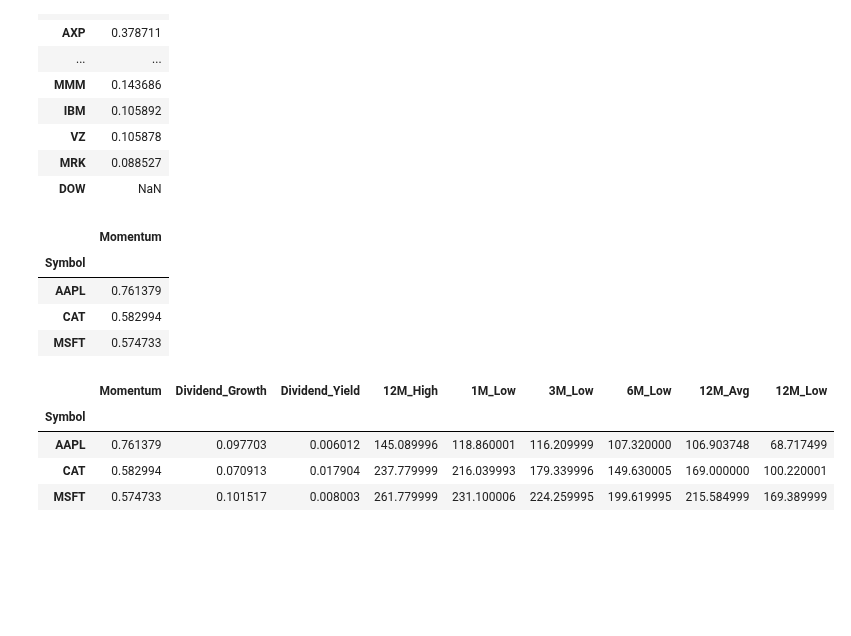
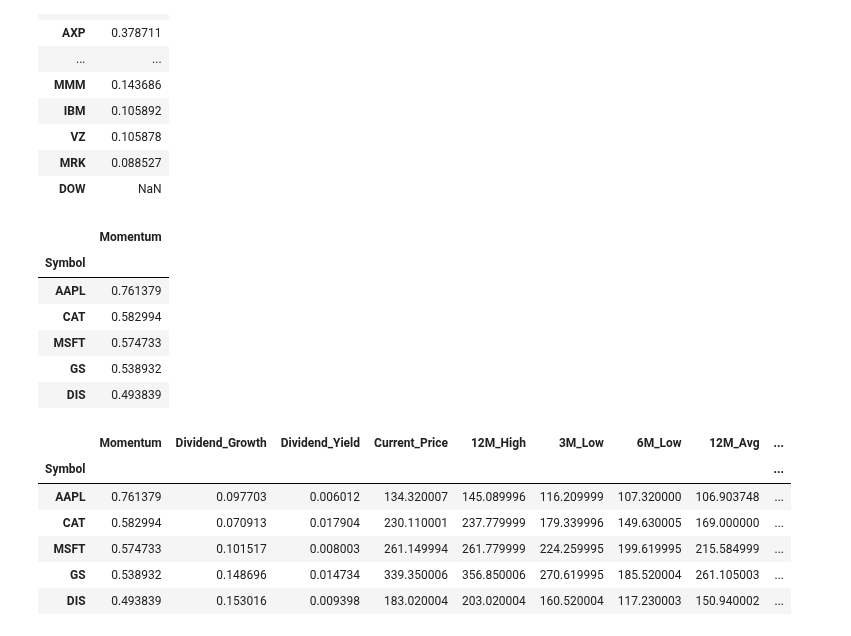
Before and after one commit to eshinhw/quant-portfolio-visualizer, a Jupyter notebook: Questrade Portfolio Manager.ipynb, the cells around one changed output. Cells and saved outputs as stored; diff of their text form; code cells hidden in the pictures; blank space fills up the shorter version.

```diff
--- a/Questrade Portfolio Manager.ipynb
+++ b/Questrade Portfolio Manager.ipynb
@@ -177,7 +177,7 @@ df
 | MRK | 0.088527 |
 | DOW | NaN |
 # %%
-top_three = df.head(3)
+top_three = df.head(5)
 top_three
 # %% [output]
 |  | Momentum |
@@ -185,22 +185,26 @@ top_three
 | AAPL | 0.761379 |
 | CAT | 0.582994 |
 | MSFT | 0.574733 |
+| GS | 0.538932 |
+| DIS | 0.493839 |
 # %%
 top_three_copy = top_three.copy()
 for symbol in top_three.index:
     top_three_copy.loc[symbol,'Dividend_Growth'] = dividend.calcualte_avg_dividend_growth(symbol,5)
     top_three_copy.loc[symbol,'Dividend_Yield'] = dividend.calculate_current_dividend_yield(symbol)
+    top_three_copy.loc[symbol,'Current_Price'] = price.get_current_price(symbol)
     top_three_copy.loc[symbol,'12M_High'] = price.calculate_prev_max_high(symbol,252)
-    top_three_copy.loc[symbol,'1M_Low'] = price.calculate_prev_min_low(symbol,20)
     top_three_copy.loc[symbol,'3M_Low'] = price.calculate_prev_min_low(symbol,60)
     top_three_copy.loc[symbol,'6M_Low'] = price.calculate_prev_min_low(symbol,120)
     top_three_copy.loc[symbol,'12M_Avg'] = (price.calculate_prev_max_high(symbol,252)+price.calculate_prev_min_low(symbol,252))/2
     top_three_copy.loc[symbol,'12M_Low'] = price.calculate_prev_min_low(symbol,252)
 
 top_three_copy
 # %% [output]
-|  | Momentum | Dividend_Growth | Dividend_Yield | 12M_High | 1M_Low | 3M_Low | 6M_Low | 12M_Avg | 12M_Low |
-| Symbol |  |  |  |  |  |  |  |  |  |
-| AAPL | 0.761379 | 0.097703 | 0.006012 | 145.089996 | 118.860001 | 116.209999 | 107.320000 | 106.903748 | 68.717499 |
-| CAT | 0.582994 | 0.070913 | 0.017904 | 237.779999 | 216.039993 | 179.339996 | 149.630005 | 169.000000 | 100.220001 |
-| MSFT | 0.574733 | 0.101517 | 0.008003 | 261.779999 | 231.100006 | 224.259995 | 199.619995 | 215.584999 | 169.389999 |
+|  | Momentum | Dividend_Growth | Dividend_Yield | Current_Price | 12M_High | 3M_Low | 6M_Low | 12M_Avg | ... |
+| Symbol |  |  |  |  |  |  |  |  | ... |
+| AAPL | 0.761379 | 0.097703 | 0.006012 | 134.320007 | 145.089996 | 116.209999 | 107.320000 | 106.903748 | ... |
+| CAT | 0.582994 | 0.070913 | 0.017904 | 230.110001 | 237.779999 | 179.339996 | 149.630005 | 169.000000 | ... |
+| MSFT | 0.574733 | 0.101517 | 0.008003 | 261.149994 | 261.779999 | 224.259995 | 199.619995 | 215.584999 | ... |
+| GS | 0.538932 | 0.148696 | 0.014734 | 339.350006 | 356.850006 | 270.619995 | 185.520004 | 261.105003 | ... |
+| DIS | 0.493839 | 0.153016 | 0.009398 | 183.020004 | 203.020004 | 160.520004 | 117.230003 | 150.940002 | ... |
```
